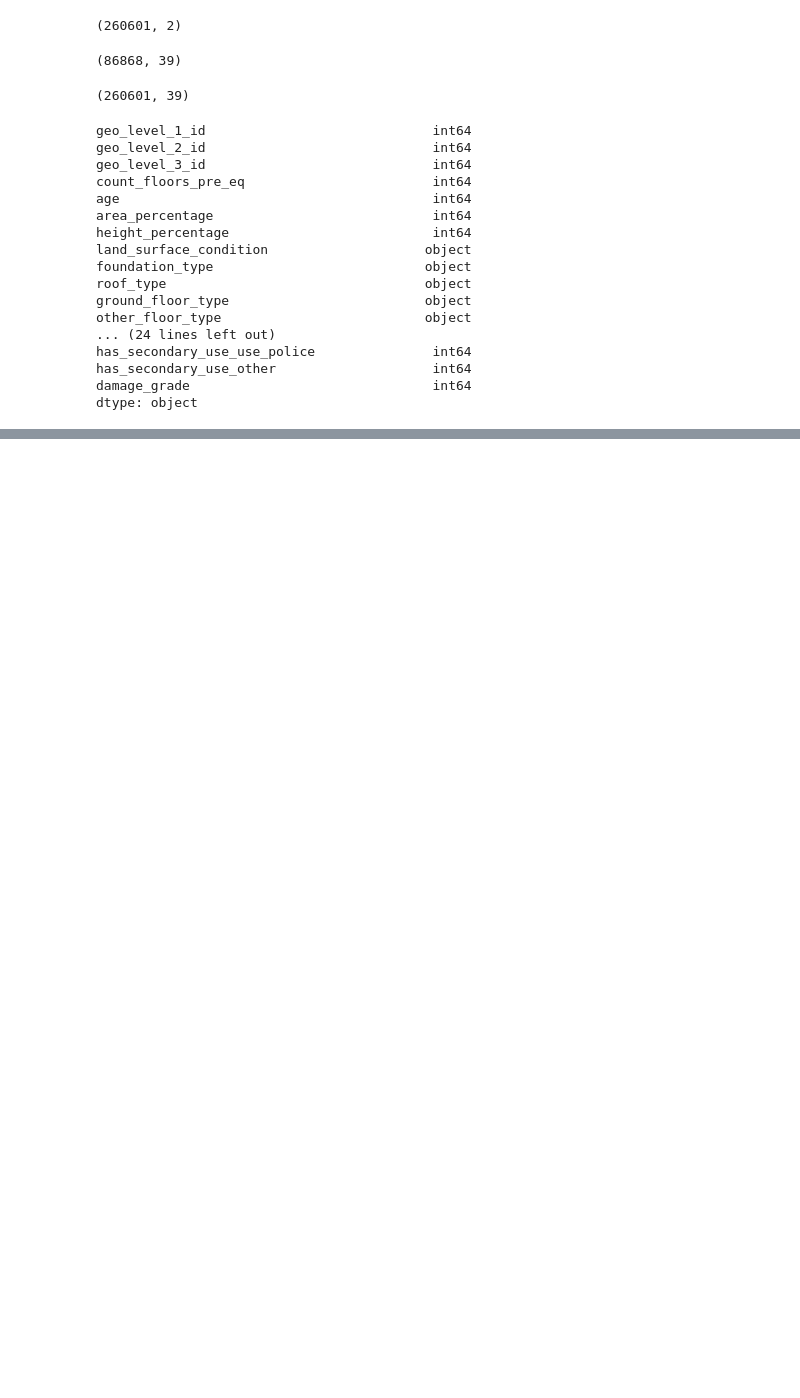
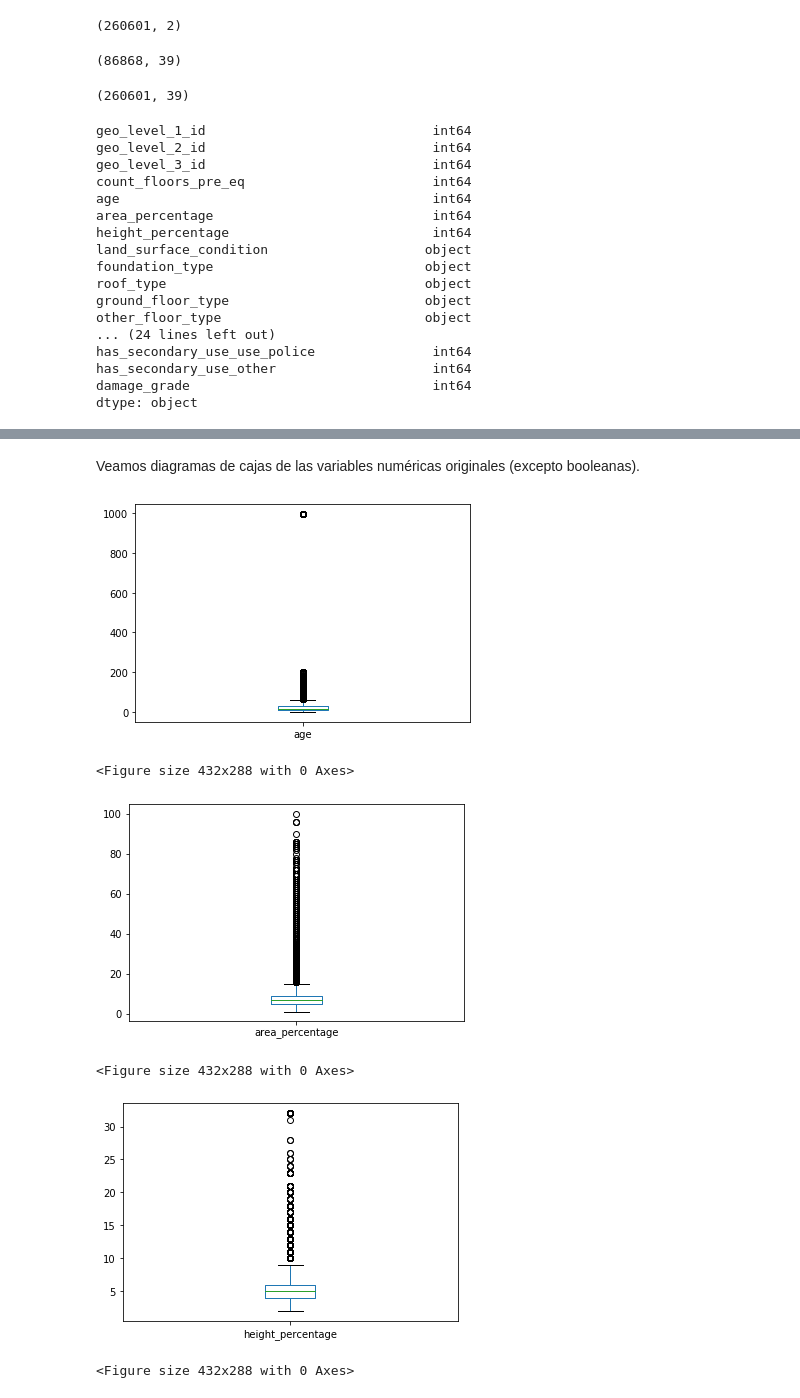
Before and after one commit to Thabby07/richter-predictor, a Jupyter notebook: TFM_Exploración_del_dataset.ipynb, the cells around one changed output, grey strips where cells are left out. Cells and saved outputs as stored; diff of their text form; code cells hidden in the pictures; blank space fills up the shorter version.

```diff
--- a/TFM_Exploración_del_dataset.ipynb
+++ b/TFM_Exploración_del_dataset.ipynb
@@ -169,0 +174,5 @@ dtype: object
+# %%
+continuous_variables = ['age','area_percentage','height_percentage']
+# %%
+for col in continuous_variables:
+  hist = train.hist(bins=10, column=col)
@@ -169,0 +183,15 @@ dtype: object
+# %% [markdown]
+Veamos diagramas de cajas de las variables numéricas originales (excepto booleanas).
+# %%
+for col in continuous_variables:
+  fig = plt.figure()
+  train.boxplot(column=col, grid=False)
+  plt.show()
+  plt.clf()
+# %% [output]
+[figure, added]
+<Figure size 432x288 with 0 Axes>
+[figure, added]
+<Figure size 432x288 with 0 Axes>
+[figure, added]
+<Figure size 432x288 with 0 Axes>
```
Also changed, not shown: parts of 41 cells of this notebook.
